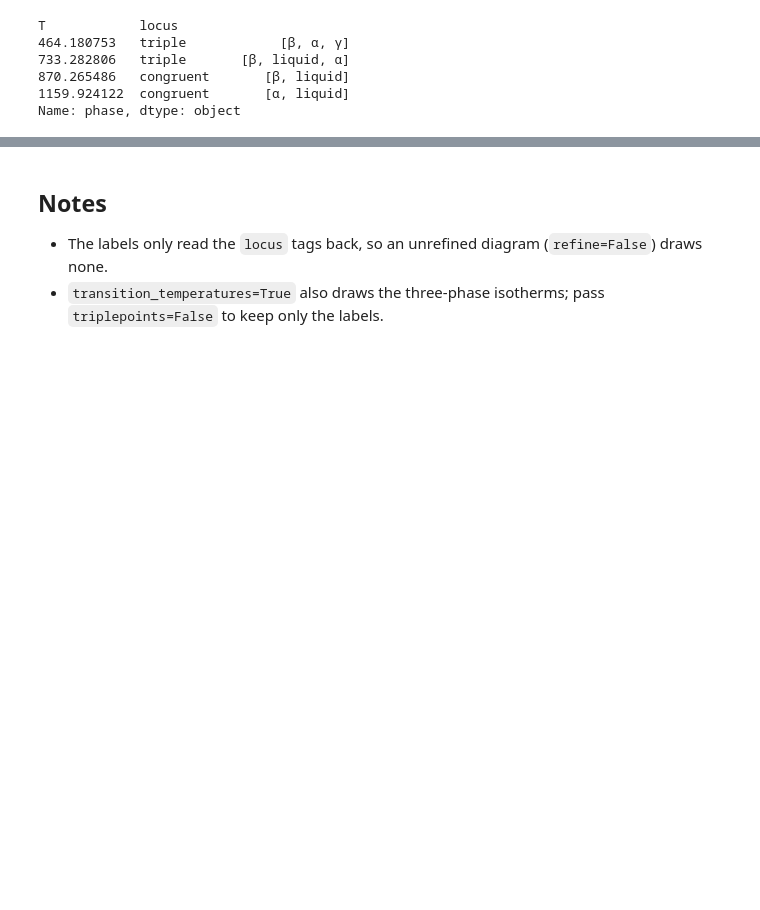
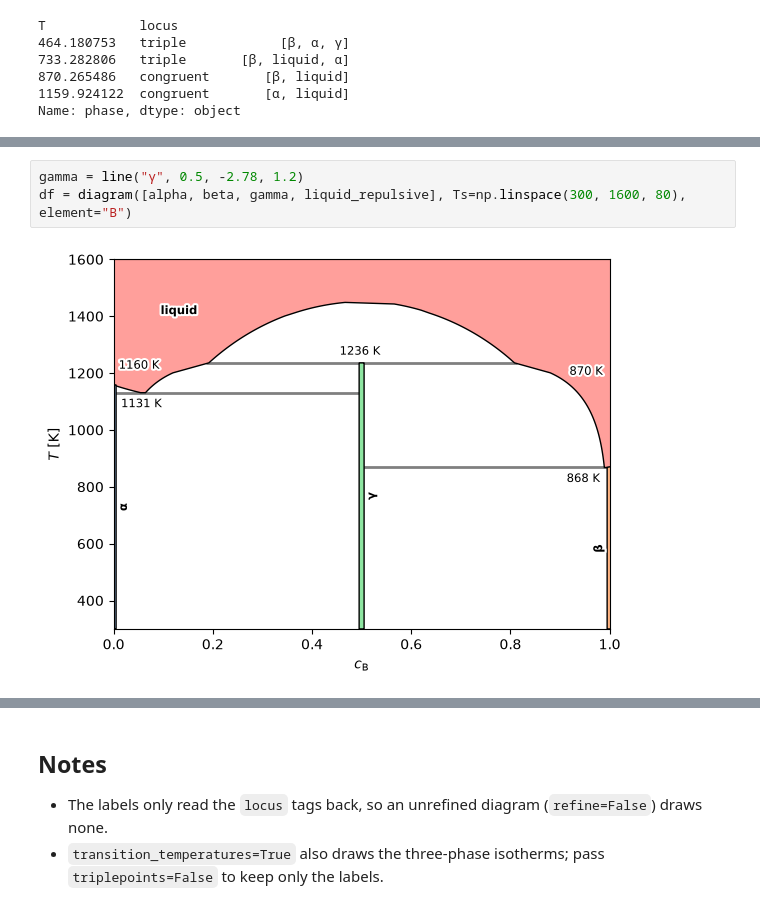
Before and after one commit to eisenforschung/landau, a Jupyter notebook: notebooks/TransitionTemperatures.ipynb, the cells around one changed output, grey strips where cells are left out. Cells and saved outputs as stored; diff of their text form; blank space fills up the shorter version.

```diff
--- a/notebooks/TransitionTemperatures.ipynb
+++ b/notebooks/TransitionTemperatures.ipynb
@@ -178,0 +189,5 @@ df.query("locus == 'triple'")[["T", "c", "phase", "refined"]]
+# %%
+gamma = line("γ", 0.5, -2.78, 1.2)
+df = diagram([alpha, beta, gamma, liquid_repulsive], Ts=np.linspace(300, 1600, 80), element="B")
+# %% [output]
+[figure, added]
```
Also changed, not shown: parts of 41 cells of this notebook.
